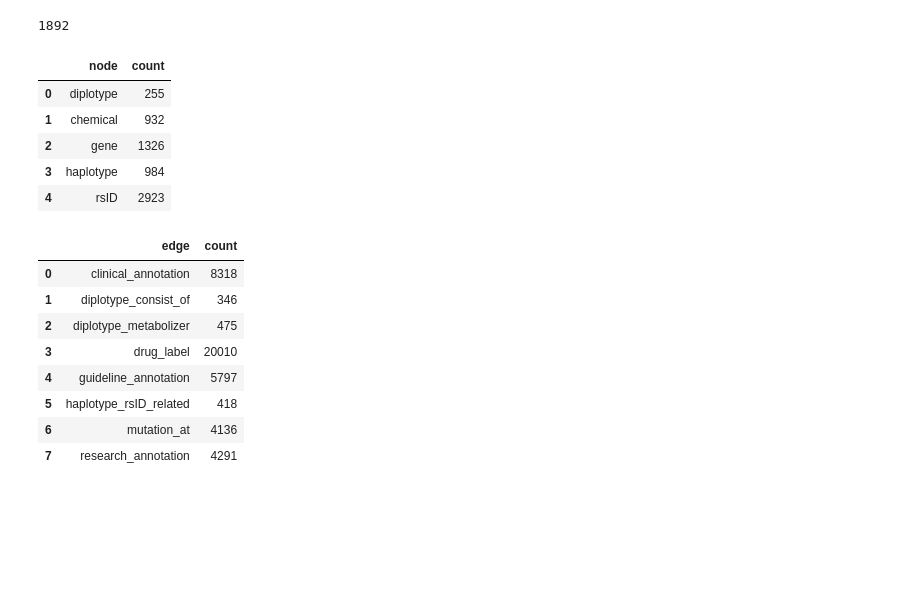
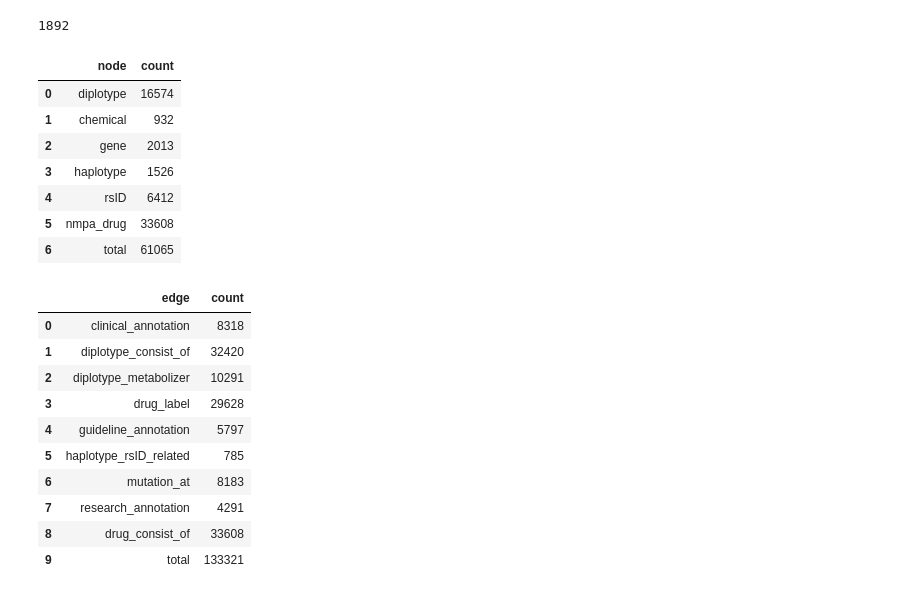
Before and after one commit to johncolezhang/pgkb_graph, a Jupyter notebook: pgkb_guideline_annotation_handling.ipynb, the cells around one changed output. Cells and saved outputs as stored; diff of their text form; code cells hidden in the pictures; blank space fills up the shorter version.

Commit message:
Add NMPA data to graph DB.

```diff
--- a/pgkb_guideline_annotation_handling.ipynb
+++ b/pgkb_guideline_annotation_handling.ipynb
@@ -462,29 +462,34 @@ len(link_list)
 1892
 # %%
 pd.DataFrame({
-    "node": ["diplotype", "chemical", "gene", "haplotype", "rsID"],
-    "count": [255, 932, 1326, 984, 2923]
+    "node": ["diplotype", "chemical", "gene", "haplotype", "rsID", "nmpa_drug", "total"],
+    "count": [16574, 932, 2013, 1526, 6412, 33608, 61065]
 })
 # %% [output]
 |  | node | count |
-| 0 | diplotype | 255 |
+| 0 | diplotype | 16574 |
 | 1 | chemical | 932 |
-| 2 | gene | 1326 |
-| 3 | haplotype | 984 |
-| 4 | rsID | 2923 |
+| 2 | gene | 2013 |
+| 3 | haplotype | 1526 |
+| 4 | rsID | 6412 |
+| 5 | nmpa_drug | 33608 |
+| 6 | total | 61065 |
 # %%
 pd.DataFrame({
     "edge": ["clinical_annotation", "diplotype_consist_of", "diplotype_metabolizer", "drug_label",
-             "guideline_annotation", "haplotype_rsID_related", "mutation_at", "research_annotation"],
-    "count": [8318, 346, 475, 20010, 5797, 418, 4136, 4291]
+             "guideline_annotation", "haplotype_rsID_related", "mutation_at", "research_annotation",
+             "drug_consist_of", "total"],
+    "count": [8318, 32420, 10291, 29628, 5797, 785, 8183, 4291, 33608, 133321]
 })
 # %% [output]
 |  | edge | count |
 | 0 | clinical_annotation | 8318 |
-| 1 | diplotype_consist_of | 346 |
-| 2 | diplotype_metabolizer | 475 |
-| 3 | drug_label | 20010 |
+| 1 | diplotype_consist_of | 32420 |
+| 2 | diplotype_metabolizer | 10291 |
+| 3 | drug_label | 29628 |
 | 4 | guideline_annotation | 5797 |
-| 5 | haplotype_rsID_related | 418 |
-| 6 | mutation_at | 4136 |
+| 5 | haplotype_rsID_related | 785 |
+| 6 | mutation_at | 8183 |
 | 7 | research_annotation | 4291 |
+| 8 | drug_consist_of | 33608 |
+| 9 | total | 133321 |
```
Also changed, not shown: 5 other files.
